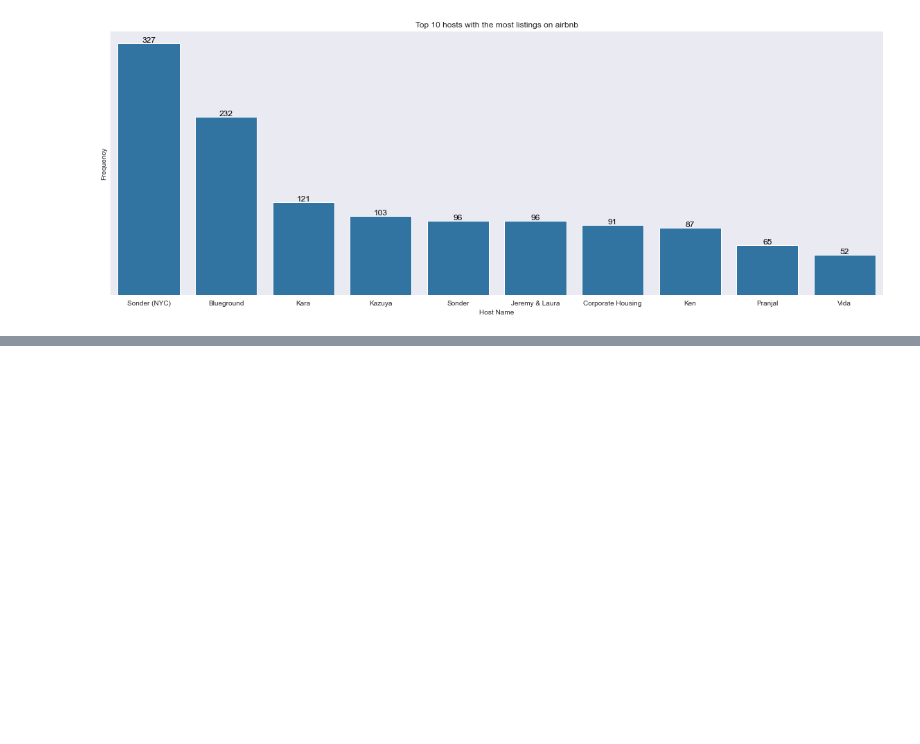
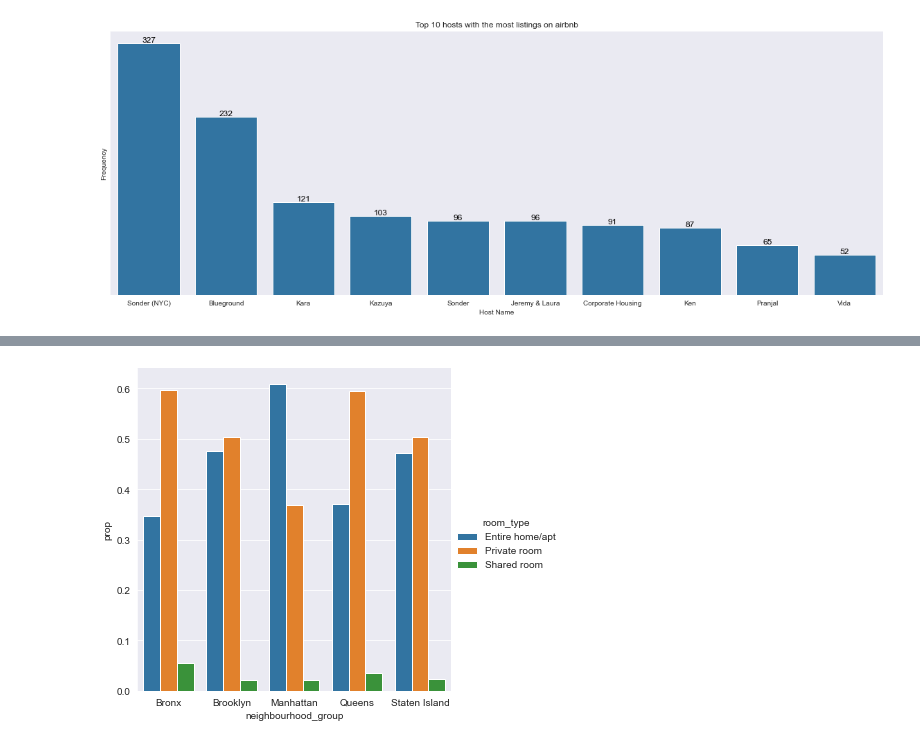
Before and after one commit to Vincentk-94/New-York-City-Airbnb, a Jupyter notebook: New York City Airbnb.ipynb, the cells around one changed output, grey strips where cells are left out. Cells and saved outputs as stored; diff of their text form; code cells hidden in the pictures; blank space fills up the shorter version.

```diff
--- a/New York City Airbnb.ipynb
+++ b/New York City Airbnb.ipynb
@@ -461,0 +518,5 @@ The subplots above show the top and bottom 10 for each of the following categori
+# %%
+tester = airbnb.groupby(['neighbourhood_group','room_type']).count().reset_index()
+tester['total'] = tester.groupby('neighbourhood_group')['id'].transform('sum')
+tester['prop'] = tester['id']/tester['total']
+tester
@@ -461,0 +540,7 @@ The subplots above show the top and bottom 10 for each of the following categori
+# %%
+sns.cat
+plot(data=tester,x='neighbourhood_group',y='prop',hue='room_type',kind='bar');
+
+# https://stackoverflow.com/questions/38807895/seaborn-multiple-barplots/38808042 see here for method..
+# %% [output]
+[figure, added]
```
Also changed, not shown: parts of 24 cells of this notebook.
